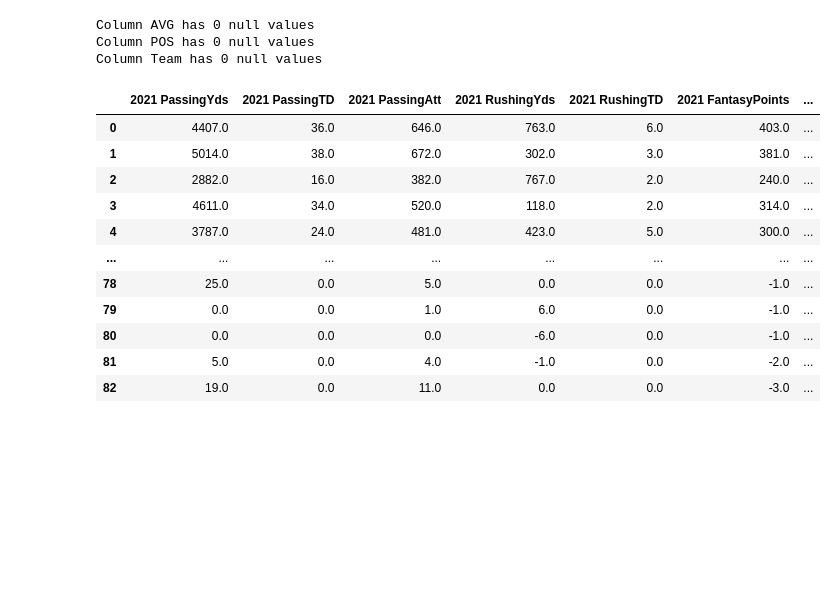
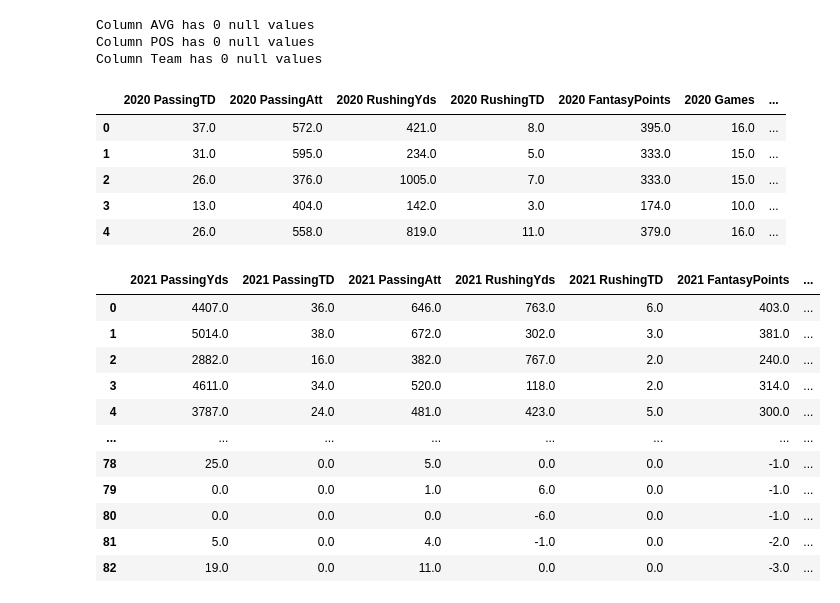
Before and after one commit to JessePRN/FantasyFootballAIAssist, a Jupyter notebook: Lynne/NFL_Fantasy_model_Tuner_QB.ipynb, the cells around one changed output. Saved outputs shown, nothing was run; the diff lists cells and outputs as text; code cells hidden in the pictures; blank space fills up the shorter version.

```diff
--- a/Lynne/NFL_Fantasy_model_Tuner_QB.ipynb
+++ b/Lynne/NFL_Fantasy_model_Tuner_QB.ipynb
@@ -265,6 +267,14 @@ Column Team has 0 null values
 # %%
 # Remove invalid data
 # Remove unnamed column, Player, Pos and 2021 Team
 col = [0,1,2,3]
 adp.drop(adp.columns[col],axis=1,inplace=True)
+adp.head(5)
+# %% [output]
+|  | 2020 PassingTD | 2020 PassingAtt | 2020 RushingYds | 2020 RushingTD | 2020 FantasyPoints | 2020 Games | ... |
+| 0 | 37.0 | 572.0 | 421.0 | 8.0 | 395.0 | 16.0 | ... |
+| 1 | 31.0 | 595.0 | 234.0 | 5.0 | 333.0 | 15.0 | ... |
+| 2 | 26.0 | 376.0 | 1005.0 | 7.0 | 333.0 | 15.0 | ... |
+| 3 | 13.0 | 404.0 | 142.0 | 3.0 | 174.0 | 10.0 | ... |
+| 4 | 26.0 | 558.0 | 819.0 | 11.0 | 379.0 | 16.0 | ... |
 # %%
```
Also changed, not shown: parts of 28 cells of this notebook, 19 other files.
